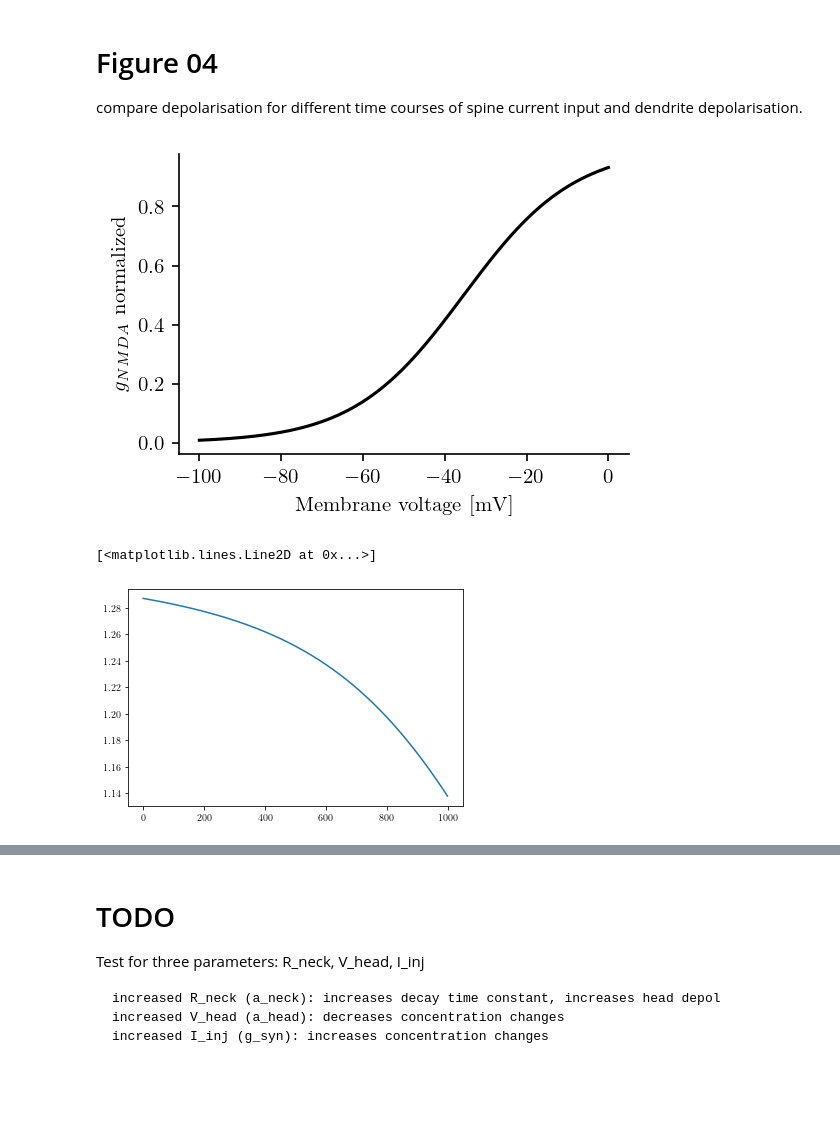
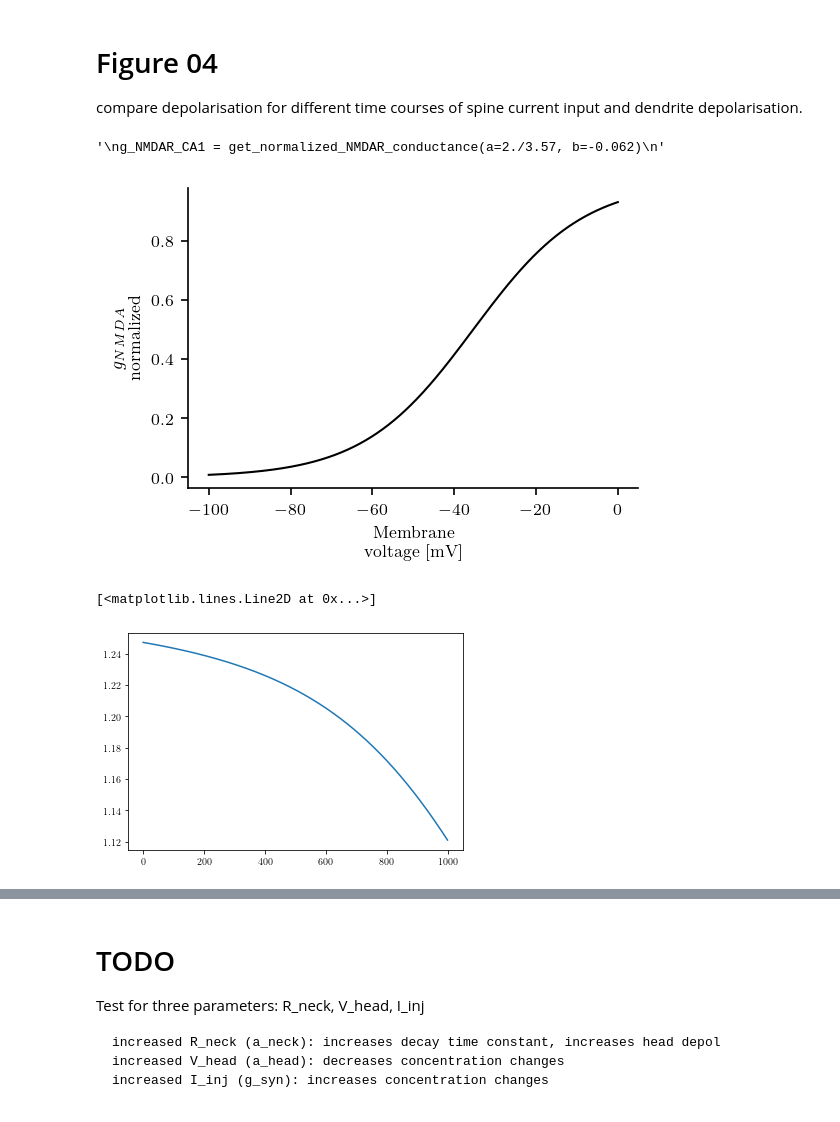
Before and after one commit to feblmu/Eberhardt2024Ion-concentration, a Jupyter notebook: notebooks/Figure04.ipynb, the cells around one changed output, grey strips where cells are left out. Cells and saved outputs as stored; diff of their text form; code cells hidden in the pictures; blank space fills up the shorter version.

```diff
--- a/notebooks/Figure04.ipynb
+++ b/notebooks/Figure04.ipynb
@@ -63,33 +63,44 @@ def get_normalized_NMDAR_conductance(a,b):
 
 # values taken from Chiu &Carter 2022 FNCellNeuro
 g_NMDAR_CA1 = get_normalized_NMDAR_conductance(a=0.073, b=-0.074)
+# %%
+# values are taken from https://www.csc.kth.se/utbildning/kth/kurser/DD2435/biomod12/kursbunt/f9/KochCh1Destexhe.pdf
+# destehexe 1997
+"""
+g_NMDAR_CA1 = get_normalized_NMDAR_conductance(a=2./3.57, b=-0.062)
+"""
+# %% [output]
+'\ng_NMDAR_CA1 = get_normalized_NMDAR_conductance(a=2./3.57, b=-0.062)\n'
 # %%
 def ax_g_NMDAR(fig, pos, a, b):
     g_NMDAR_CA1 = get_normalized_NMDAR_conductance(a=a, b=b)
 
     v = np.linspace(-100, 0,1000)
     g = g_NMDAR_CA1(v)
 
     ax = fig.add_axes(pos)
 
-    ax.plot(v,g, 'k-')
+    ax.plot(v,g, 'k-', lw=1)
 
     ax.spines['top'].set_visible(False)
     ax.spines['right'].set_visible(False)
 
-    ax.set_xlabel('Membrane voltage [mV]')
-    ax.set_ylabel('$g_{NMDA}$ normalized')
+    ax.set_xlabel('Membrane \nvoltage [mV]', fontsize=8)
+    ax.set_ylabel('$g_{NMDA}$\n normalized', fontsize=8)
+
+    ax.tick_params(labelsize=8)
+
 
 fig = plt.figure(figsize=(3,2), dpi=150)
 pos = [0,0,1,1]
 ax_g_NMDAR(fig, pos, 0.073, -0.074)
 
 plt.show()
 # %% [output]
-[figure, old version]
+[figure, new version]
 # %%
 v = np.linspace(-100, -50,1000)
-v2 = v+4.
+v2 = v+3.5
 g1 = g_NMDAR_CA1(v)
 g2 = g_NMDAR_CA1(v2)
 i1 = g1 * v
@@ -97,7 +108,7 @@ i2 = g2 * v2
 plt.plot(i2/i1)
 # %% [output]
 [<matplotlib.lines.Line2D at 0x...>]
-[figure, old version]
+[figure, new version]
 # %%
 def ax_NMDAR_current(fig, pos, a, b):
     g_NMDAR_CA1 = get_normalized_NMDAR_conductance(a=a, b=b)
```
Also changed, not shown: parts of 6 cells of this notebook, 6 other files.
